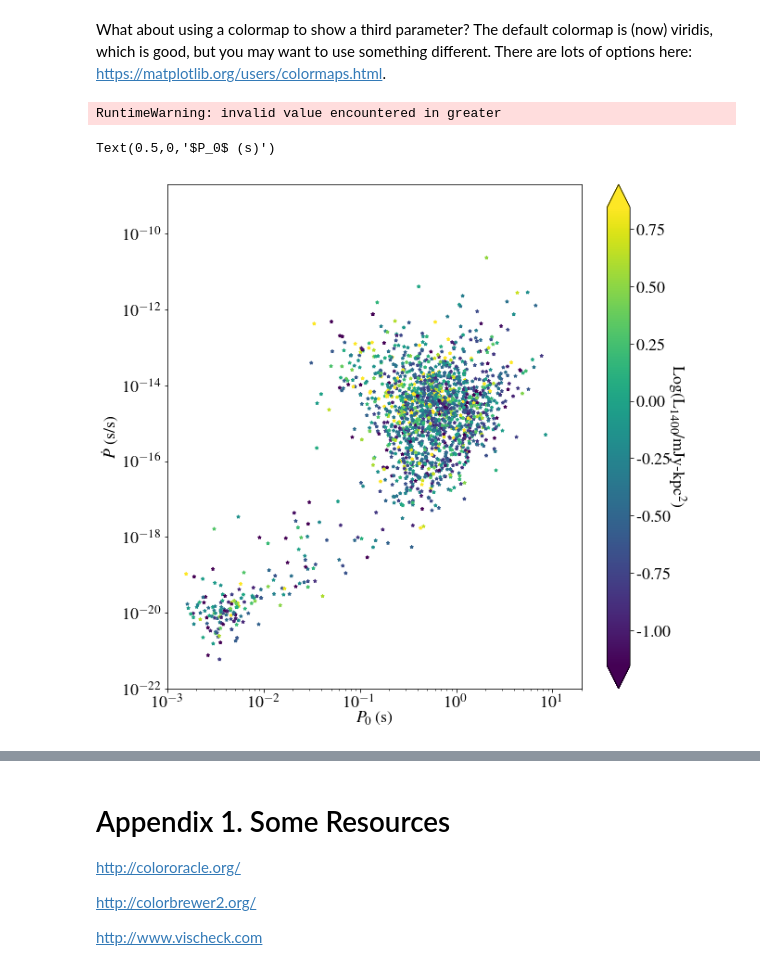
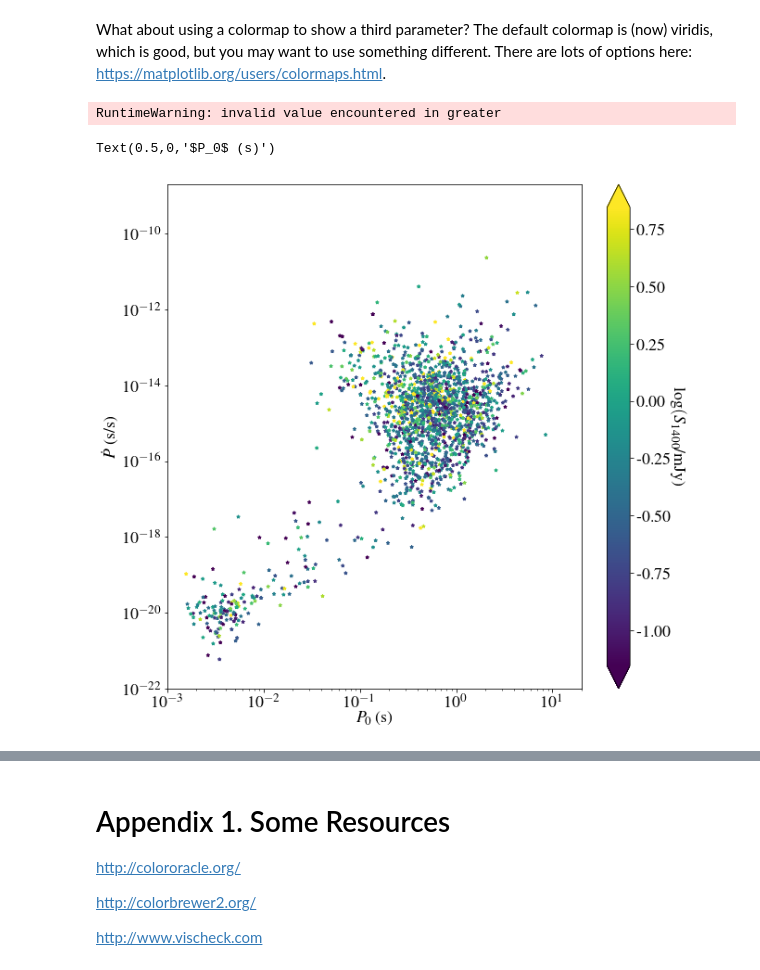
Before and after one commit to swincas/cookies-n-code, a Jupyter notebook: tutorials/python-vis_all/Dos-n-Donts_Py-Vis.ipynb, the cells around one changed output, grey strips where cells are left out. Drawn from its saved outputs; the diff is of its cells as text; code cells hidden in the pictures.

```diff
--- a/tutorials/python-vis_all/Dos-n-Donts_Py-Vis.ipynb
+++ b/tutorials/python-vis_all/Dos-n-Donts_Py-Vis.ipynb
@@ -38,7 +38,7 @@ import numpy as np
 import astropy
 import psrqpy
 # %%
-c = psrqpy.QueryATNF(params=['p0','p1','dm','s1400','pb','minmass'])
+c = psrqpy.QueryATNF(params=['p0','p1','dm','s1400','pb','minmass','binary'])
 t = c.table()
 print(t['P0'])
 # %% [output]
@@ -98,24 +98,24 @@ What about using a colormap to show a third parameter? The default colormap is (
 # %%
 # Use Flux Density (S1400) as colorbar
 mask = t['S1400'] > 0 # S1400 not defined for all objects
 smin = np.percentile(np.log10(t[mask]['S1400']),5)
 smax = np.percentile(np.log10(t[mask]['S1400']),95)
 
 fig = plt.figure(num=1,figsize=(10,10))
 ln = mpl.colors.Normalize(vmin=smin,vmax=smax) #set colorbar normalisation
 
 p = plt.scatter(t[mask]['P0'],t[mask]['P1'],c=np.log10(t[mask]['S1400']),
                 norm=ln,s=12,marker=u'*',edgecolors='face')
 ax = fig.gca()
 cb = fig.colorbar(p,ax=ax,format='%.2f',extend='both')
-cb.set_label('Log(L$_{1400}$/mJy-kpc$^2$)', rotation=270, size=fontsize, labelpad=15)
+cb.set_label('$\log(S_{1400}$/mJy)', rotation=270, size=fontsize, labelpad=15)
 ax.set_yscale('log')
 ax.set_xscale('log')
 ax.set_ylim(1e-22,2e-9)
 ax.set_xlim(1e-3,2e1)
 ax.set_ylabel('$\dot P$ (s/s)')
 ax.set_xlabel('$P_0$ (s)')
 # %% [output]
 RuntimeWarning: invalid value encountered in greater
 Text(0.5,0,'$P_0$ (s)')
-[figure, old version]
+[figure, new version]
```
Also changed, not shown: parts of 2 cells of this notebook.
